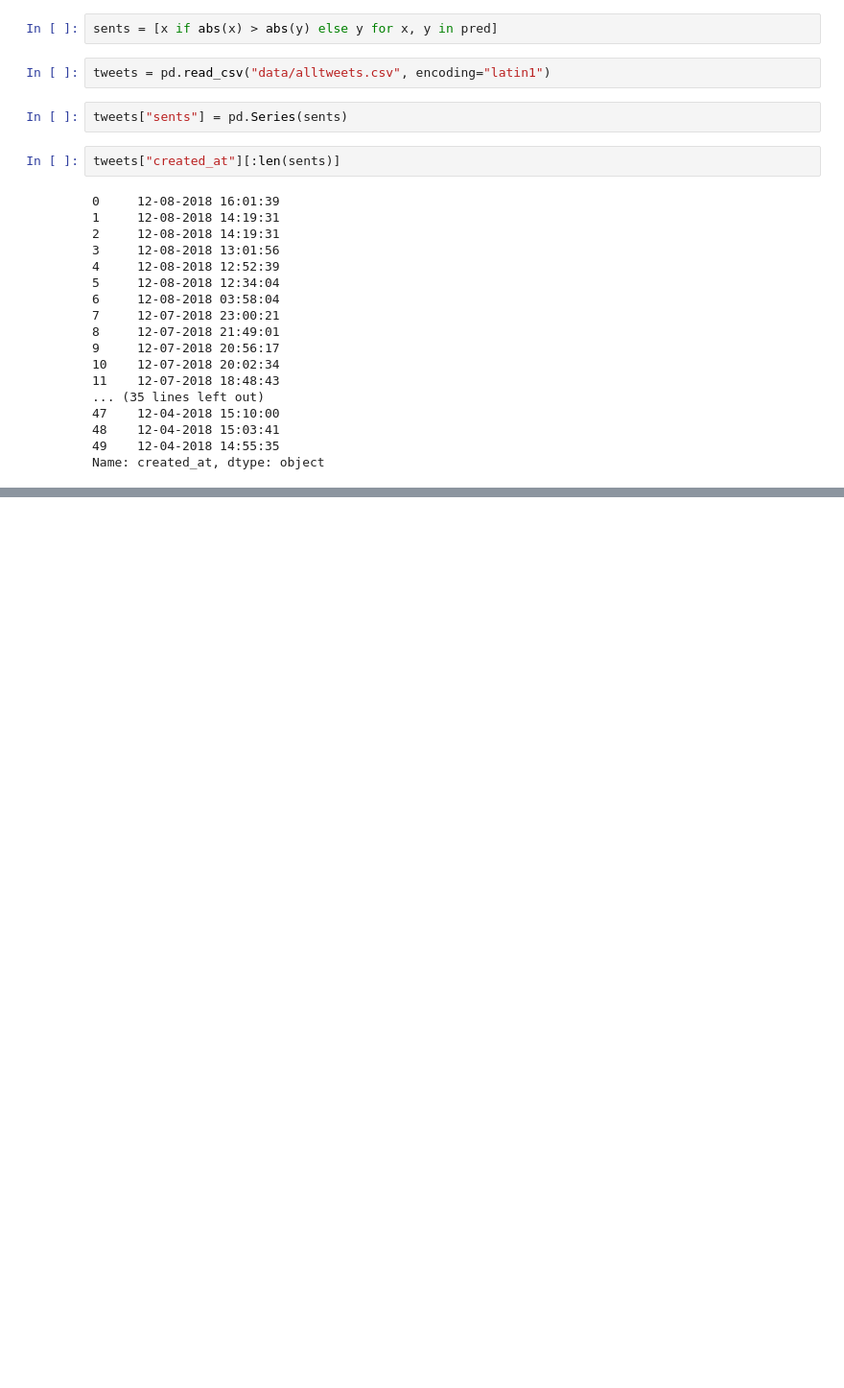
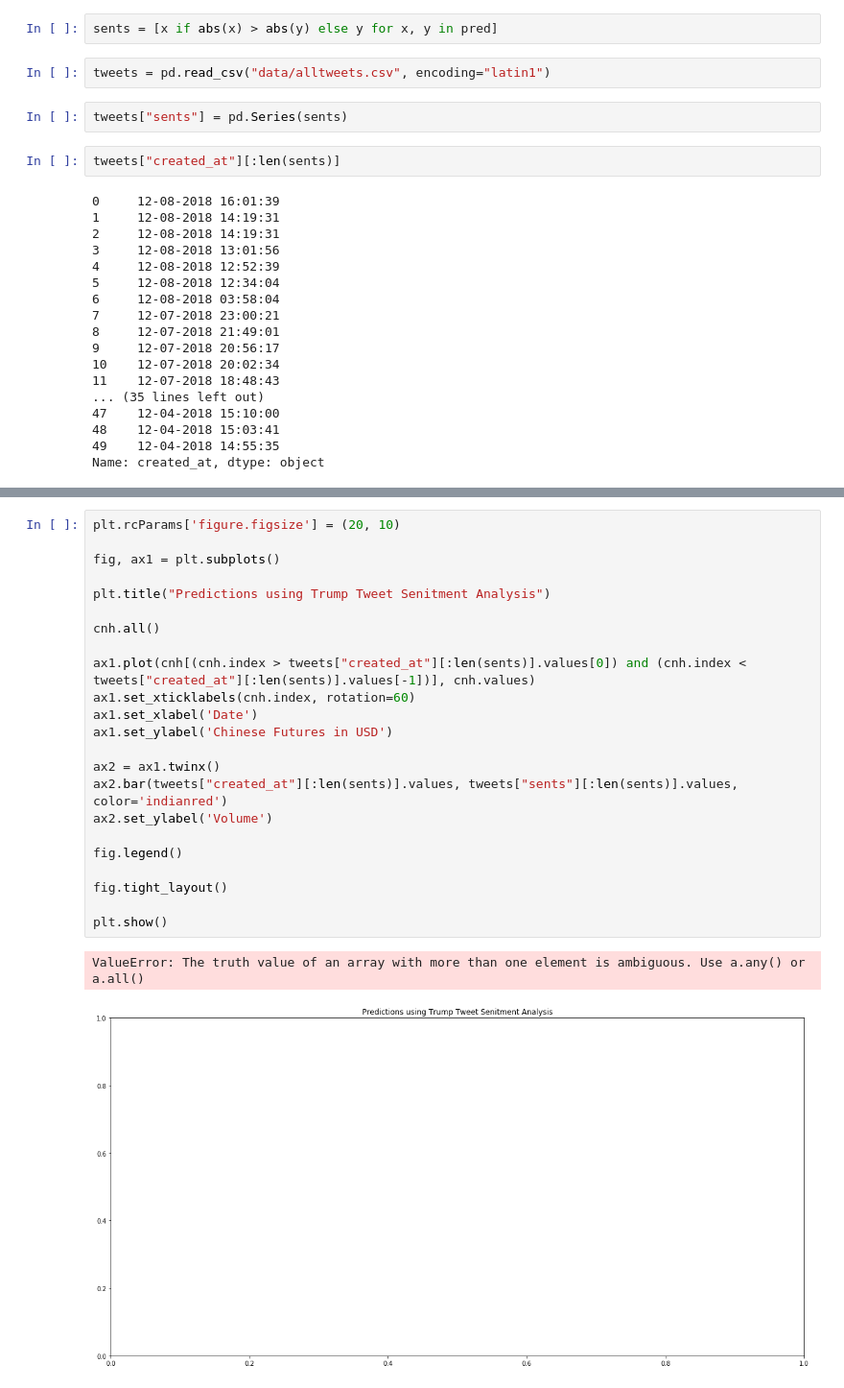
Before and after one commit to RajatRasal/TrumpCharts, a Jupyter notebook: Untitled.ipynb, the cells around one changed output, grey strips where cells are left out. Shown: that part at 96% size. Drawn from its saved outputs; the diff is of its cells as text; blank space fills up the shorter version.

```diff
--- a/Untitled.ipynb
+++ b/Untitled.ipynb
@@ -246,0 +239,26 @@ plt.bar(tweets["created_at"][:len(sents)].values, tweets["sents"][:len(sents)].v
+# %%
+plt.rcParams['figure.figsize'] = (20, 10)
+
+fig, ax1 = plt.subplots()
+
+plt.title("Predictions using Trump Tweet Senitment Analysis")
+
+cnh.all()
+
+ax1.plot(cnh[(cnh.index > tweets["created_at"][:len(sents)].values[0]) and (cnh.index < tweets["created_at"][:len(sents)].values[-1])], cnh.values)
+ax1.set_xticklabels(cnh.index, rotation=60)
+ax1.set_xlabel('Date')
+ax1.set_ylabel('Chinese Futures in USD')
+
+ax2 = ax1.twinx()
+ax2.bar(tweets["created_at"][:len(sents)].values, tweets["sents"][:len(sents)].values, color='indianred')
+ax2.set_ylabel('Volume')
+
+fig.legend()
+
+fig.tight_layout()
+
+plt.show()
+# %% [output]
+ValueError: The truth value of an array with more than one element is ambiguous. Use a.any() or a.all()
+[figure, added]
```
Also changed, not shown: parts of 10 cells of this notebook, 1 other file.
